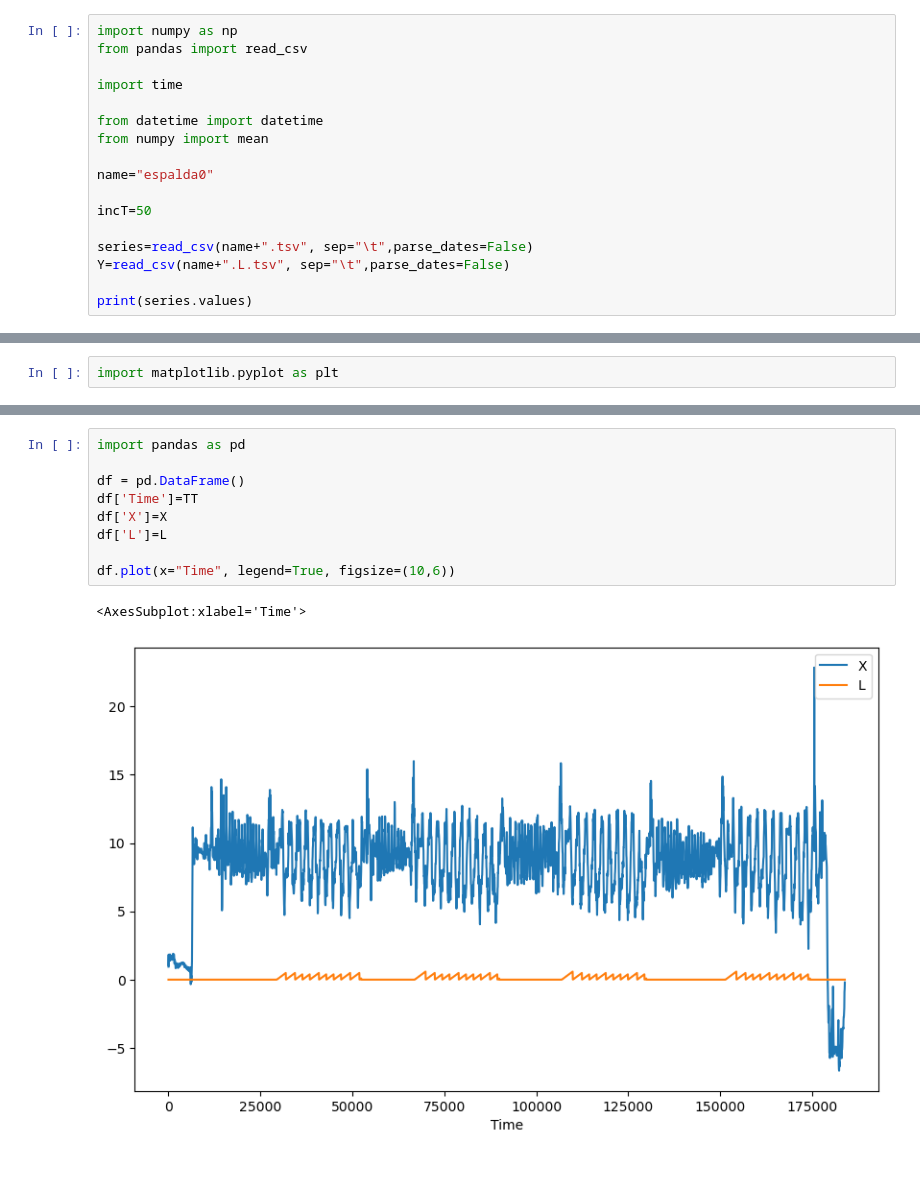
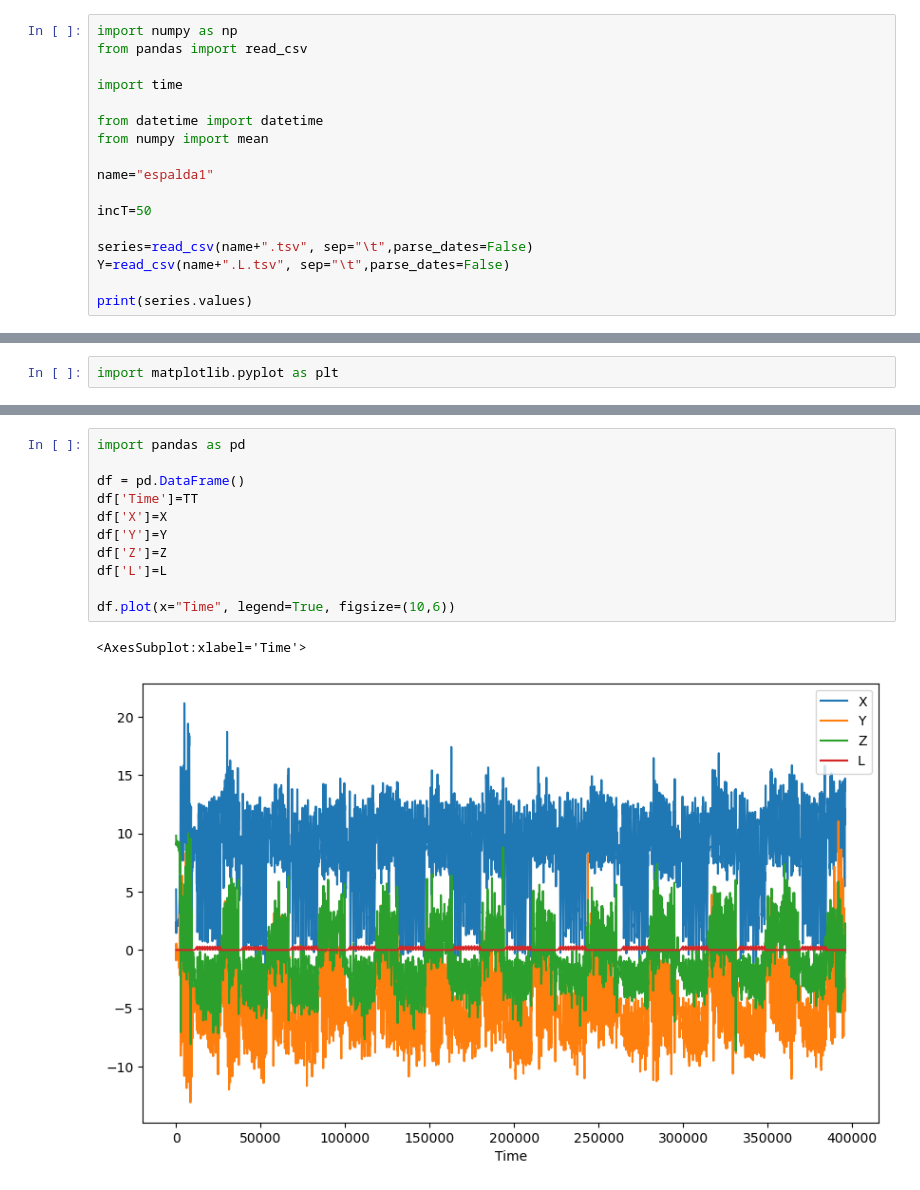
Before and after one commit to AuroraPR/Sports-UCAmI, a Jupyter notebook: Data.ipynb, the cells around one changed output, grey strips where cells are left out. Saved outputs shown, nothing was run; the diff lists cells and outputs as text.

```diff
--- a/Data.ipynb
+++ b/Data.ipynb
@@ -7,7 +7,7 @@ import time
 from datetime import datetime
 from numpy import mean
 
-name="espalda0"
+name="espalda1"
 
 incT=50
 
@@ -164,15 +167,17 @@ plt.show()
 # %%
 import pandas as pd
 
 df = pd.DataFrame()
 df['Time']=TT
 df['X']=X
+df['Y']=Y
+df['Z']=Z
 df['L']=L
 
 df.plot(x="Time", legend=True, figsize=(10,6))
 # %% [output]
 <AxesSubplot:xlabel='Time'>
-[figure, old version]
+[figure, new version]
 # %%
 df = pd.DataFrame()
 df['Time']=TT
```
Also changed, not shown: parts of 5 cells of this notebook, 20 other files.
